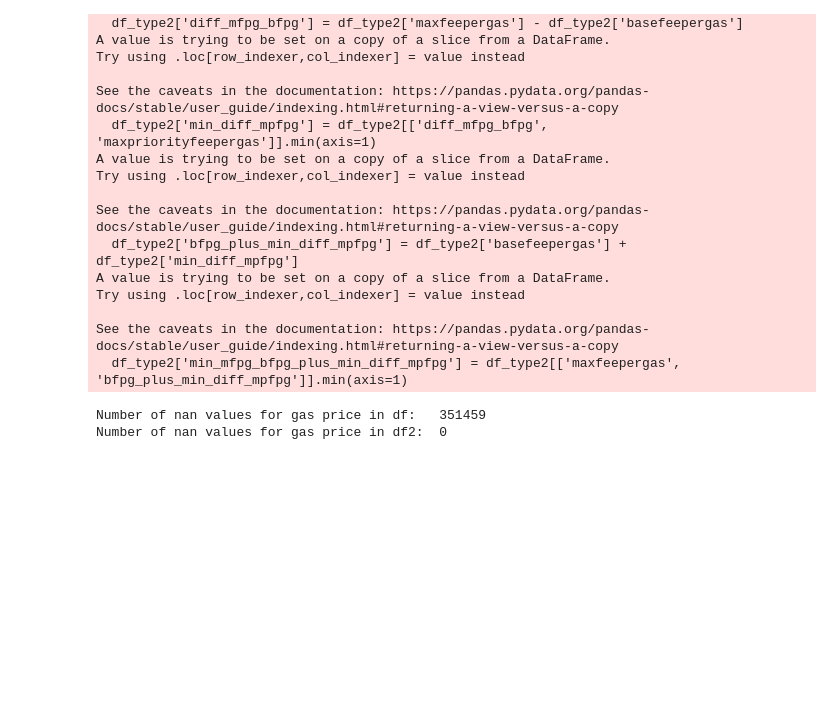
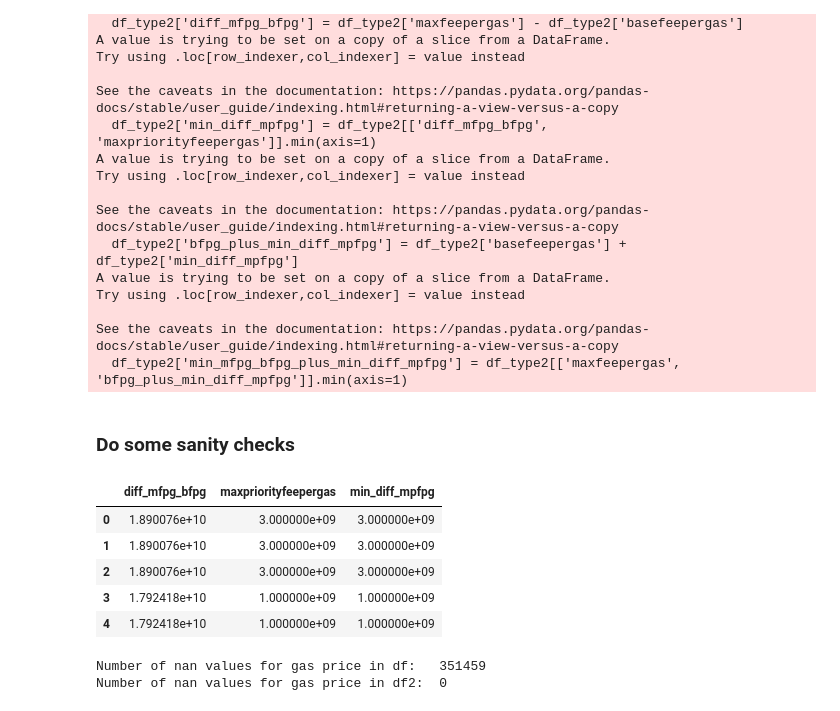
Before and after one commit to krzhang/camcos, a Jupyter notebook: CAMCOS_2023F/Data_Exploration/calculating_type2_gasprice.ipynb, the cells around one changed output. Drawn from its saved outputs; the diff is of its cells as text; code cells hidden in the pictures; blank space fills up the shorter version.

```diff
--- a/CAMCOS_2023F/Data_Exploration/calculating_type2_gasprice.ipynb
+++ b/CAMCOS_2023F/Data_Exploration/calculating_type2_gasprice.ipynb
@@ -78,4 +89,17 @@ Try using .loc[row_indexer,col_indexer] = value instead
 
 See the caveats in the documentation: https://pandas.pydata.org/pandas-docs/stable/user_guide/indexing.html#returning-a-view-versus-a-copy
   df_type2['min_mfpg_bfpg_plus_min_diff_mpfpg'] = df_type2[['maxfeepergas', 'bfpg_plus_min_diff_mpfpg']].min(axis=1)
+# %% [markdown]
+### Do some sanity checks
+# %%
+# Santity check that the min is indeed the min
+# print the columns for diff_mfpg_bfpg maxpriorityfeepergas min_diff_mpfpg
+df_type2[['diff_mfpg_bfpg', 'maxpriorityfeepergas', 'min_diff_mpfpg']].head()
+# %% [output]
+|  | diff_mfpg_bfpg | maxpriorityfeepergas | min_diff_mpfpg |
+| 0 | 1.890076e+10 | 3.000000e+09 | 3.000000e+09 |
+| 1 | 1.890076e+10 | 3.000000e+09 | 3.000000e+09 |
+| 2 | 1.890076e+10 | 3.000000e+09 | 3.000000e+09 |
+| 3 | 1.792418e+10 | 1.000000e+09 | 1.000000e+09 |
+| 4 | 1.792418e+10 | 1.000000e+09 | 1.000000e+09 |
 # %%
```
Also changed, not shown: parts of 10 cells of this notebook.
